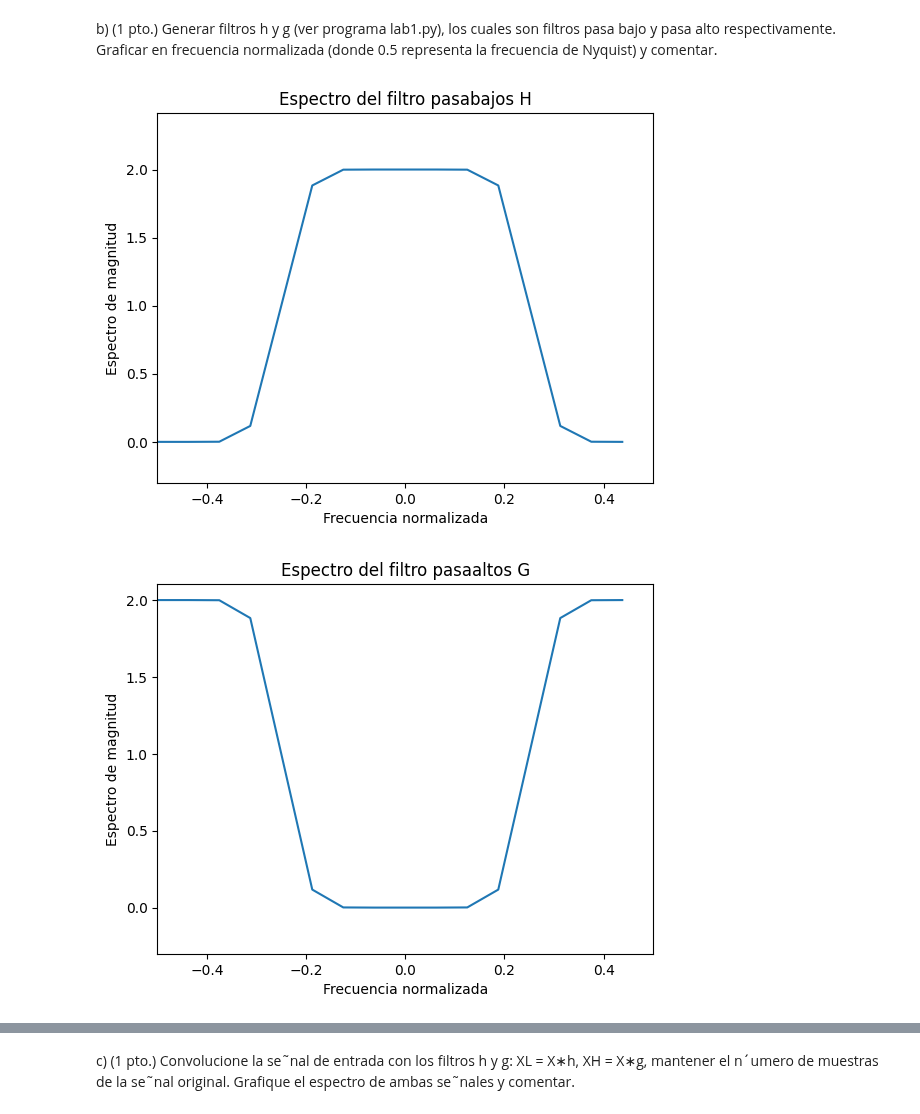
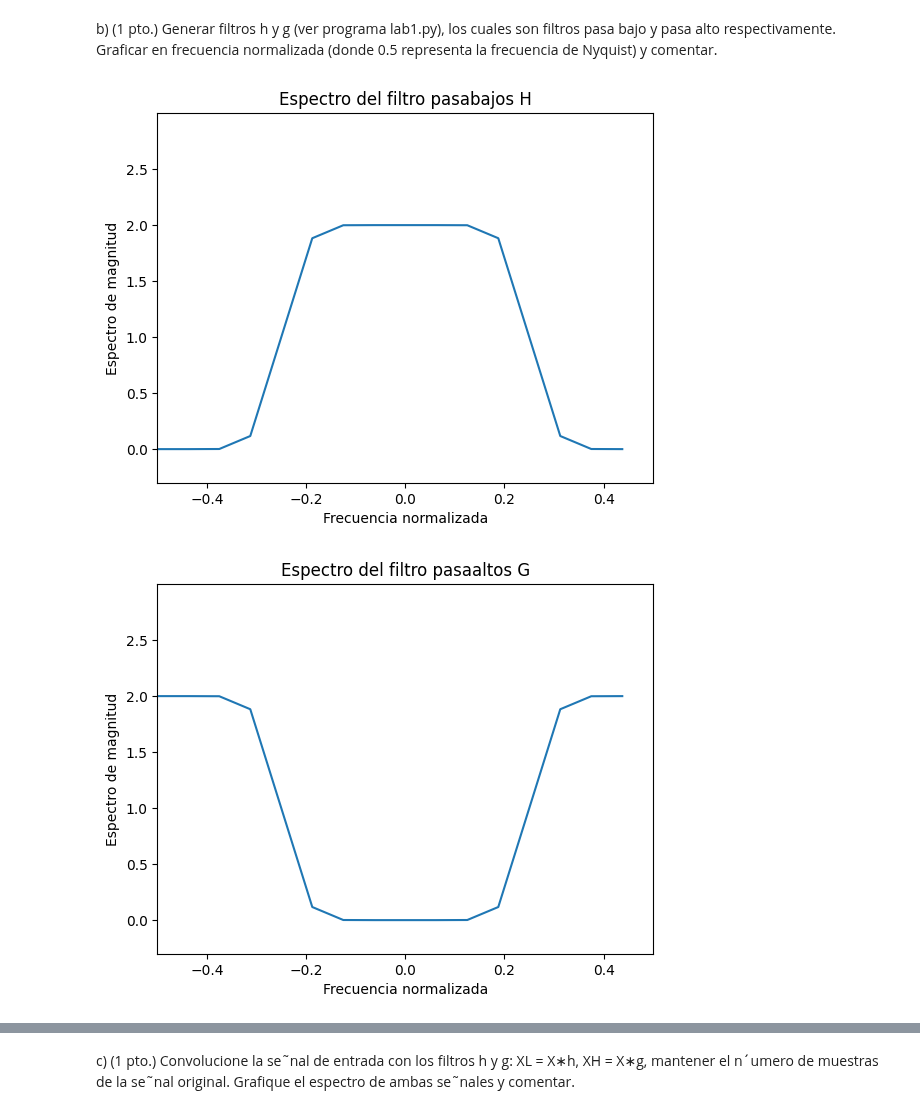
Before and after one commit to ExampleToFollow/PracticasPDS, a Jupyter notebook: Lab1/informePrevio.ipynb, the cells around one changed output, grey strips where cells are left out. Saved outputs shown, nothing was run; the diff lists cells and outputs as text; code cells hidden in the pictures.

```diff
--- a/Lab1/informePrevio.ipynb
+++ b/Lab1/informePrevio.ipynb
@@ -89,36 +89,36 @@ plt.plot(freq, np.abs(espectro_h)**2)
 plt.xlim([-0.5,0.5])
 plt.xlabel("Frecuencia normalizada")
 plt.title("Espectro del filtro pasabajos H")
-plt.ylim([-0.3,np.max(espectro_h)+1])
+plt.ylim([-0.3,np.max(np.abs(espectro_h)**2)+1])
 plt.ylabel("Espectro de magnitud")
 plt.show()
 #-------------OBTENEMOS ESPECTRO Y PLOTEAMOS USANDO FRECUENCIA NORMALIZADA DE FILTRO G
 plt.figure(2)
 plt.plot(freq, np.abs(espectro_g)**2)
 plt.xlim([-0.5,0.5])
 plt.xlabel("Frecuencia normalizada")
 plt.title("Espectro del filtro pasaaltos G")
-plt.ylim([-0.3,np.max(espectro_g)+1])
+plt.ylim([-0.3,np.max(np.abs(espectro_g)**2)+1])
 plt.ylabel("Espectro de magnitud")
 plt.show()
 #-------------OBTENEMOS ESPECTRO Y PLOTEAMOS USANDO FRECUENCIA NORMALIZADA DE FILTRO H_REC
 plt.figure(3)
 plt.plot(freq, np.abs(espectro_h_rec)**2)
 plt.xlim([-0.5,0.5])
 plt.xlabel("Frecuencia normalizada")
 plt.title("Espectro del filtro pasabajos H_REC")
-plt.ylim([-0.3,np.max(espectro_h_rec)+1])
+plt.ylim([-0.3,np.max(np.abs(espectro_h_rec)**2)+1])
 plt.ylabel("Espectro de magnitud")
 plt.show()
 #-------------OBTENEMOS ESPECTRO Y PLOTEAMOS USANDO FRECUENCIA NORMALIZADA DE FILTRO G_REC
 plt.figure(4)
 plt.plot(freq, np.abs(espectro_g_rec)**2)
 plt.xlim([-0.5,0.5])
 plt.xlabel("Frecuencia normalizada")
 plt.title("Espectro del filtro pasaAltos G_REC")
-plt.ylim([-0.3,np.max(espectro_g_rec)+1])
+plt.ylim([-0.3,np.max(np.abs(espectro_g_rec)**2)+1])
 plt.ylabel("Espectro de magnitud")
 plt.show()
 # %% [output]
-[figure, old version]
+[figure, new version]
-[figure, old version]
+[figure, new version]
```
Also changed, not shown: parts of 8 cells of this notebook.
